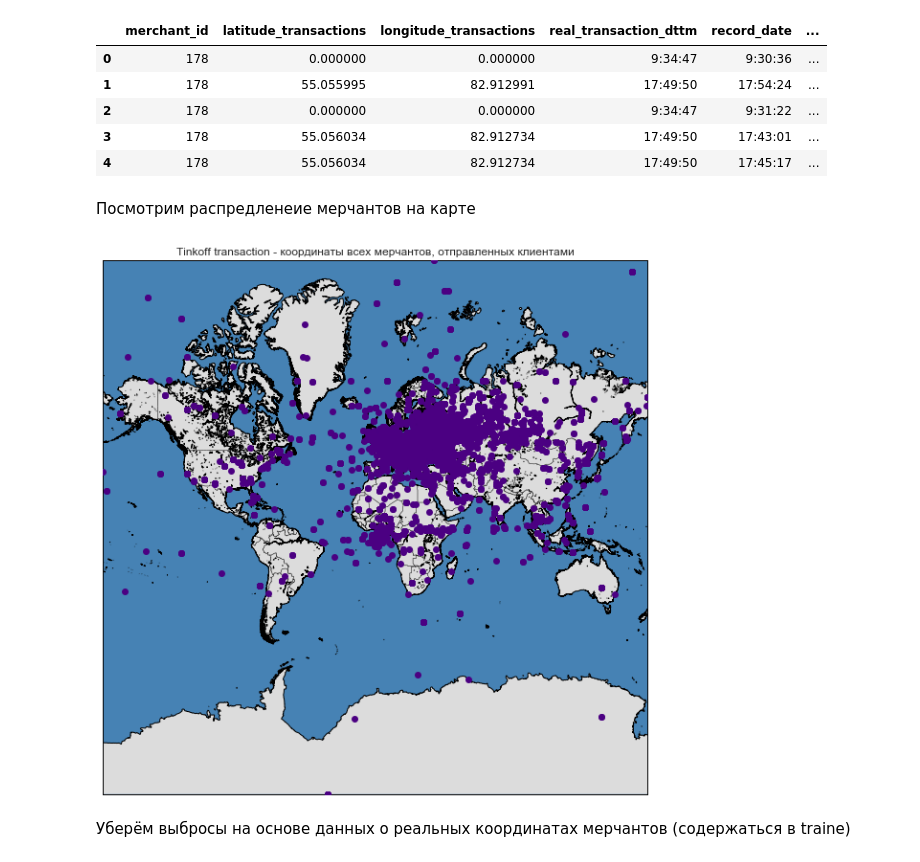
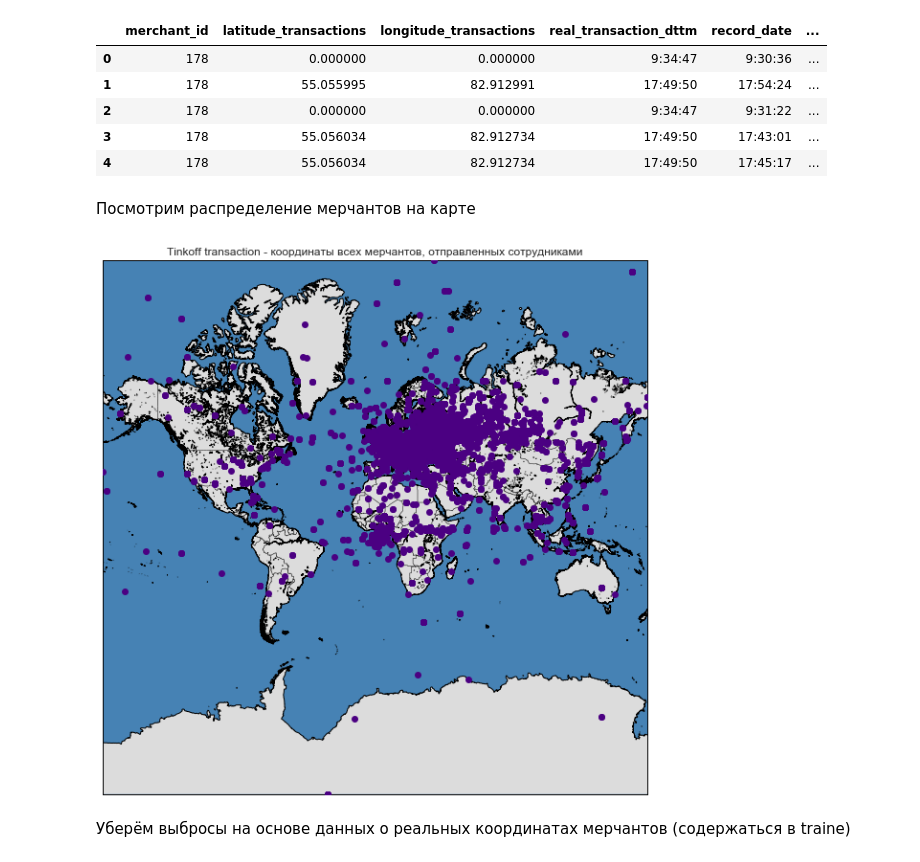
Before and after one commit to SpLin12/Machine_Learning, a Jupyter notebook: Tinkoff-transaction.ipynb, the cells around one changed output. Drawn from its saved outputs; the diff is of its cells as text; code cells hidden in the pictures.

```diff
--- a/Tinkoff-transaction.ipynb
+++ b/Tinkoff-transaction.ipynb
@@ -22,32 +22,32 @@ df.head()
 | 3 | 178 | 55.056034 | 82.912734 | 17:49:50 | 17:43:01 | ... |
 | 4 | 178 | 55.056034 | 82.912734 | 17:49:50 | 17:45:17 | ... |
 # %% [markdown]
-Посмотрим распредленеие мерчантов на карте
+Посмотрим распределение мерчантов на карте
 # %%
 from mpl_toolkits.basemap import Basemap
 # %%
 plt.figure(1, figsize=(20,10))
 m = Basemap(projection='merc',
              llcrnrlat=df.latitude_transactions.min(),
              urcrnrlat=df.latitude_transactions.max(),
              llcrnrlon=df.longitude_transactions.min(),
              urcrnrlon=df.longitude_transactions.max(),
              lat_ts=0,
              resolution='h')
 
 m.drawcoastlines()
 m.drawcountries()
 m.fillcontinents(color = 'gainsboro')
 m.drawmapboundary(fill_color='steelblue')
 x, y = m(df.longitude_transactions.tolist(), df.latitude_transactions.tolist())
 m.plot(x, y,
             'o',                    # marker shape
             c="indigo", lw=0, alpha=1, zorder=5         # marker size
             )
-plt.title("Tinkoff transaction - координаты всех мерчантов, отправленных клиентами")
+plt.title("Tinkoff transaction - координаты всех мерчантов, отправленных сотрудниками")
 plt.show()
 # %% [output]
-[figure, old version]
+[figure, new version]
 # %% [markdown]
 Уберём выбросы на основе данных о реальных координатах мерчантов (содержаться в traine)
 # %%
```
Also changed, not shown: parts of 2 cells of this notebook.
